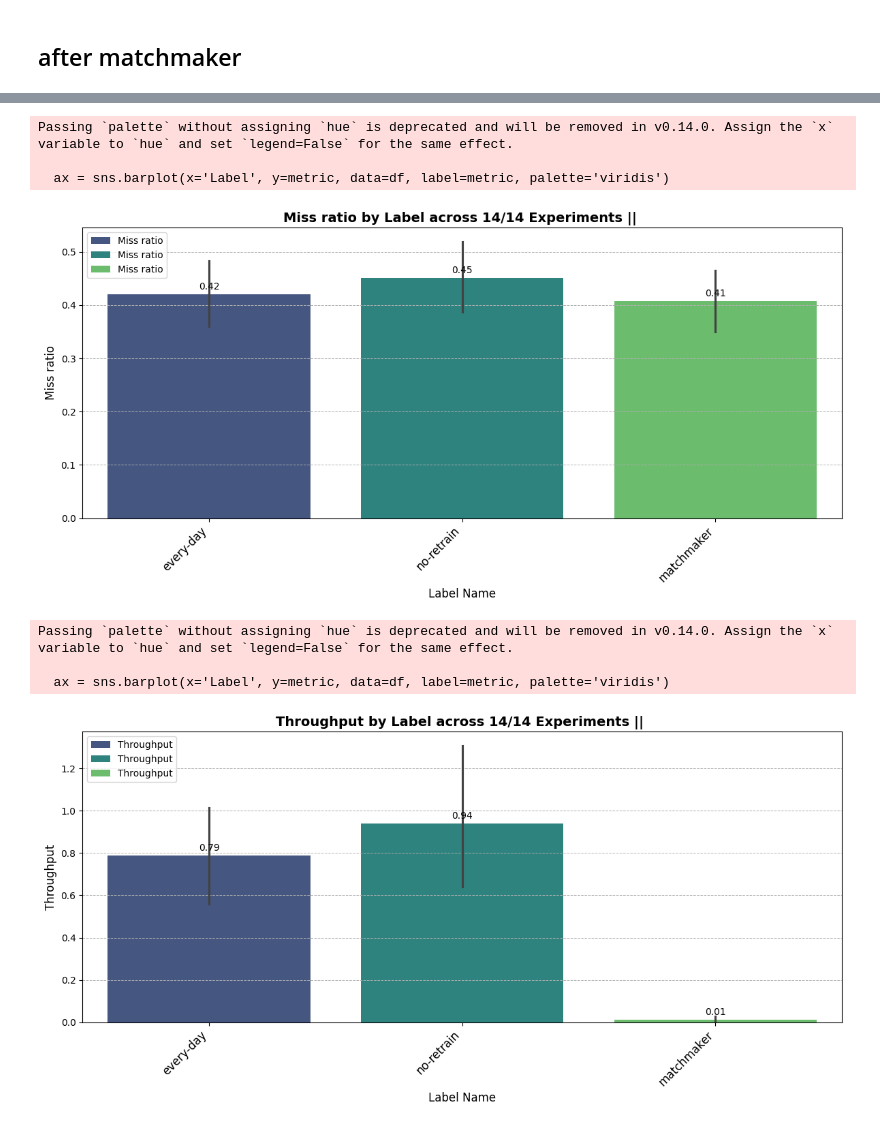
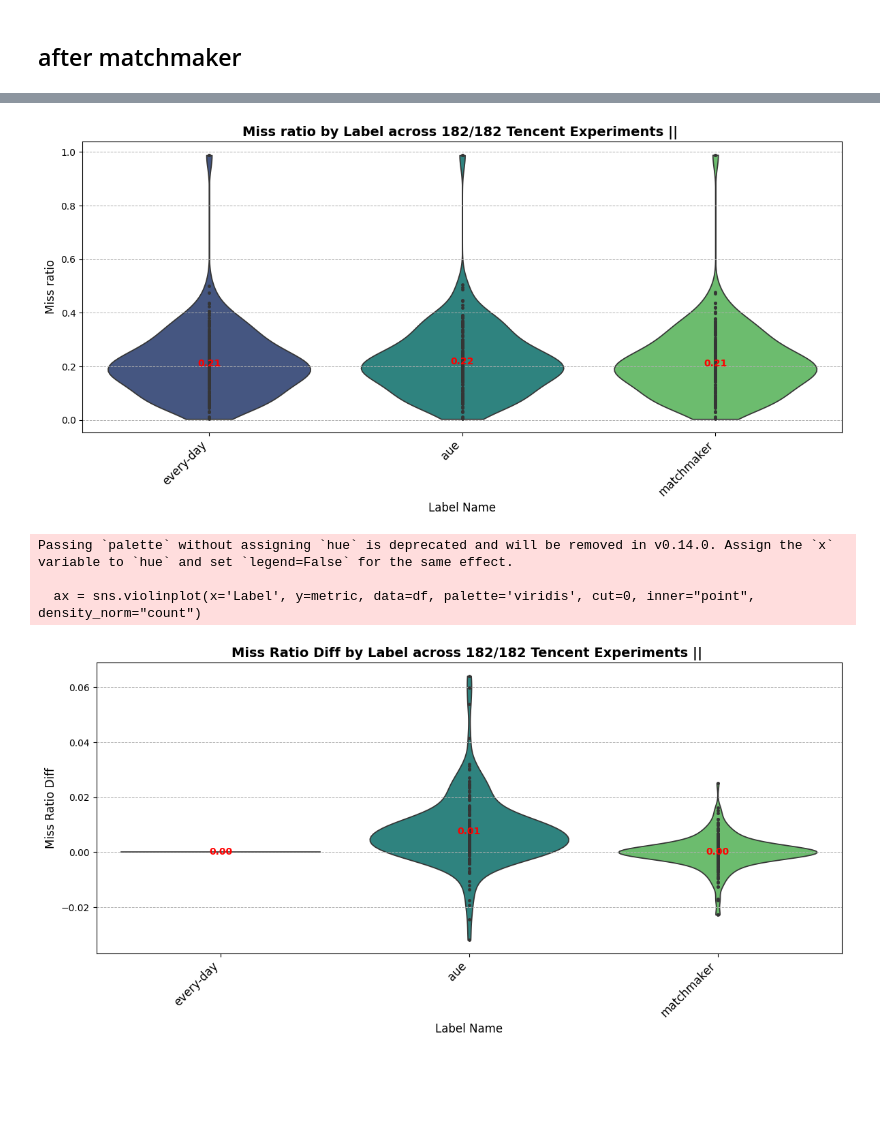
Before and after one commit to williamnixon20/libcachesim-drift, a Jupyter notebook: analyzer.ipynb, the cells around one changed output, grey strips where cells are left out. Cells and saved outputs as stored; diff of their text form; code cells hidden in the pictures; blank space fills up the shorter version.

```diff
--- a/analyzer.ipynb
+++ b/analyzer.ipynb
@@ -180,6 +180,7 @@ plt.show()
 # Cache by time
 # %%
 abs_path = "/home/cc/clio/libCacheSim/scripts/result_matchmaker"
+abs_path = "/home/cc/libcachesim-private/scripts/result_matchmaker"
 
 import os
 import glob
@@ -224,6 +207,7 @@ import seaborn as sns
 import pandas as pd
 import glob
 import numpy as np
+abs_path = "/home/cc/libcachesim-private/scripts/result_matchmaker"
 
 giant_df = pd.DataFrame()
 max_idx = 0
@@ -799,5 +796,4 @@ df.to_csv("combined.csv", index=False)
 # %%
-!pip install seaborn
 from matplotlib import pyplot as plt
 import seaborn as sns
 
@@ -808,32 +804,40 @@ df_grouped = giant_df.groupby(['Label']).agg(
     throughput_mean=('Throughput', 'mean'),
 )
 
-def plot_metrics(df, metric, total_exp, title_add = ""):
+def plot_metrics(df, metric, total_exp, title_add=""):
     plt.figure(figsize=(12, 6))
 
     # Count unique filenames to display in the title
     num_experiments = df['File name'].nunique()
 
-    # Plot the selected metric with a custom color palette
-    ax = sns.barplot(x='Label', y=metric, data=df, label=metric, palette='viridis')
+    # Create a violin plot
+    ax = sns.violinplot(x='Label', y=metric, data=df, palette='viridis', cut=0, inner="point", density_norm="count")
+
+    # Calculate mean values
+    means = df.groupby('Label')[metric].mean()
+
+    # Match plot order with mean indices
+    for tick, label in enumerate(ax.get_xticks()):
+        category = ax.get_xticklabels()[tick].get_text()
+        mean_value = means[category]
+        ax.text(tick, mean_value, f"{mean_value:.2f}", color="red", ha="center", va="center", fontsize=10, fontweight="bold")
 
     # Customize the plot
     plt.xticks(rotation=45, ha='right', fontsize=12)
-    plt.title(f"{metric} by Label across {num_experiments}/{total_exp} Experiments || {title_add}", fontsize=14, fontweight='bold')
+    exp_type = "Tencent" if "tencent" in df['File name'].unique()[0] else ("Alibaba" if "alibaba" in df['File name'].unique()[0] else "Unknown")
+    plt.title(f"{metric} by Label across {num_experiments}/{total_exp} {exp_type} Experiments || {title_add}",
+              fontsize=14, fontweight='bold')
     plt.ylabel(metric, fontsize=12)
     plt.xlabel("Label Name", fontsize=12)
-    plt.legend(loc='upper left')
     plt.grid(axis='y', linestyle='--', linewidth=0.7)
     plt.tight_layout()
-
-    # Add bar labels with formatting
-    for container in ax.containers:
-        ax.bar_label(container, fmt="%.2f", fontsize=10, padding=3)
 
     # Show the plot
     plt.show()
 
+
 total_exp = giant_df['File name'].nunique()
 plot_metrics(giant_df, 'Miss ratio', total_exp)
-plot_metrics(giant_df, 'Throughput', total_exp)
+plot_metrics(giant_df, 'Miss Ratio Diff', total_exp)
+# plot_metrics(giant_df, 'Throughput', total_exp)
 # %% [output]
@@ -856,11 +847,8 @@ Requirement already satisfied: six>=1.5 in /usr/lib/python3/dist-packages (from
+[figure, new version]
 Passing `palette` without assigning `hue` is deprecated and will be removed in v0.14.0. Assign the `x` variable to `hue` and set `legend=False` for the same effect.
 
-  ax = sns.barplot(x='Label', y=metric, data=df, label=metric, palette='viridis')
+  ax = sns.violinplot(x='Label', y=metric, data=df, palette='viridis', cut=0, inner="point", density_norm="count")
-[figure, old version]
-Passing `palette` without assigning `hue` is deprecated and will be removed in v0.14.0. Assign the `x` variable to `hue` and set `legend=False` for the same effect.
-
-  ax = sns.barplot(x='Label', y=metric, data=df, label=metric, palette='viridis')
-[figure, old version]
+[figure, new version]
 # %%
 import pandas as pd
 import seaborn as sns
```
Also changed, not shown: parts of 5 cells of this notebook, 17 other files.
